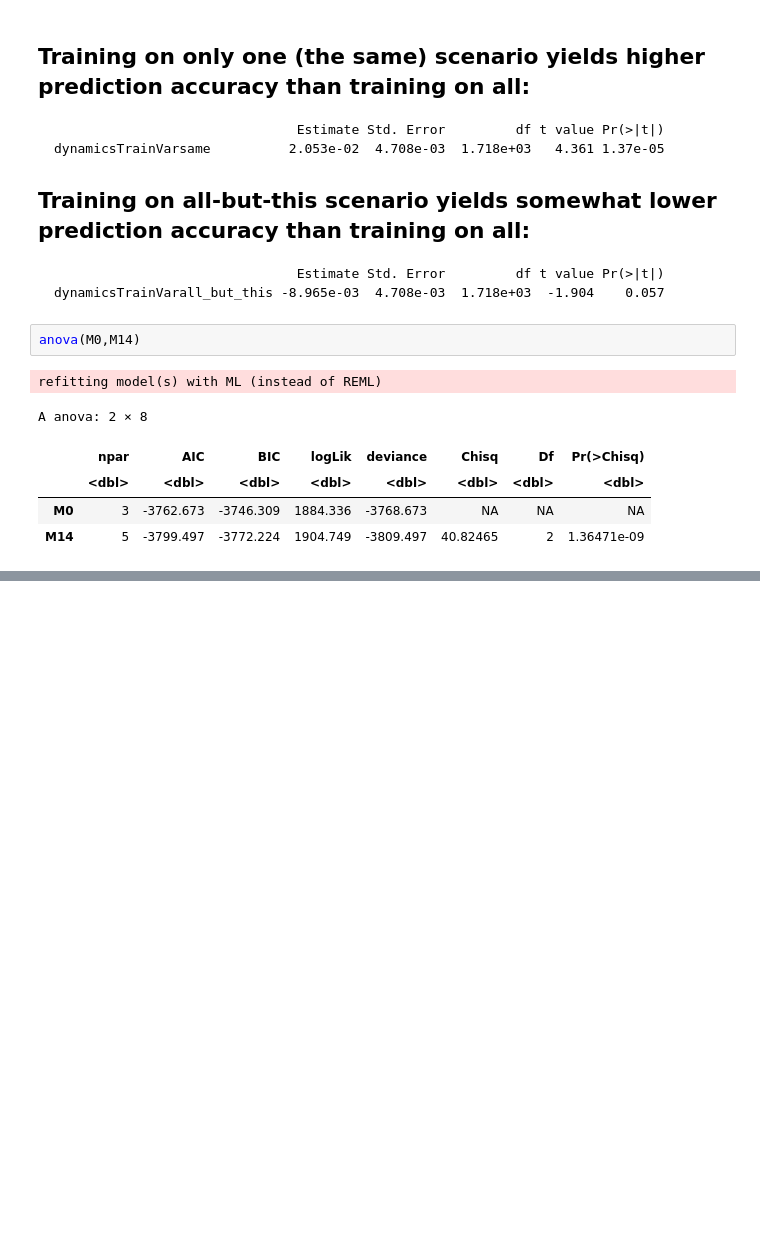
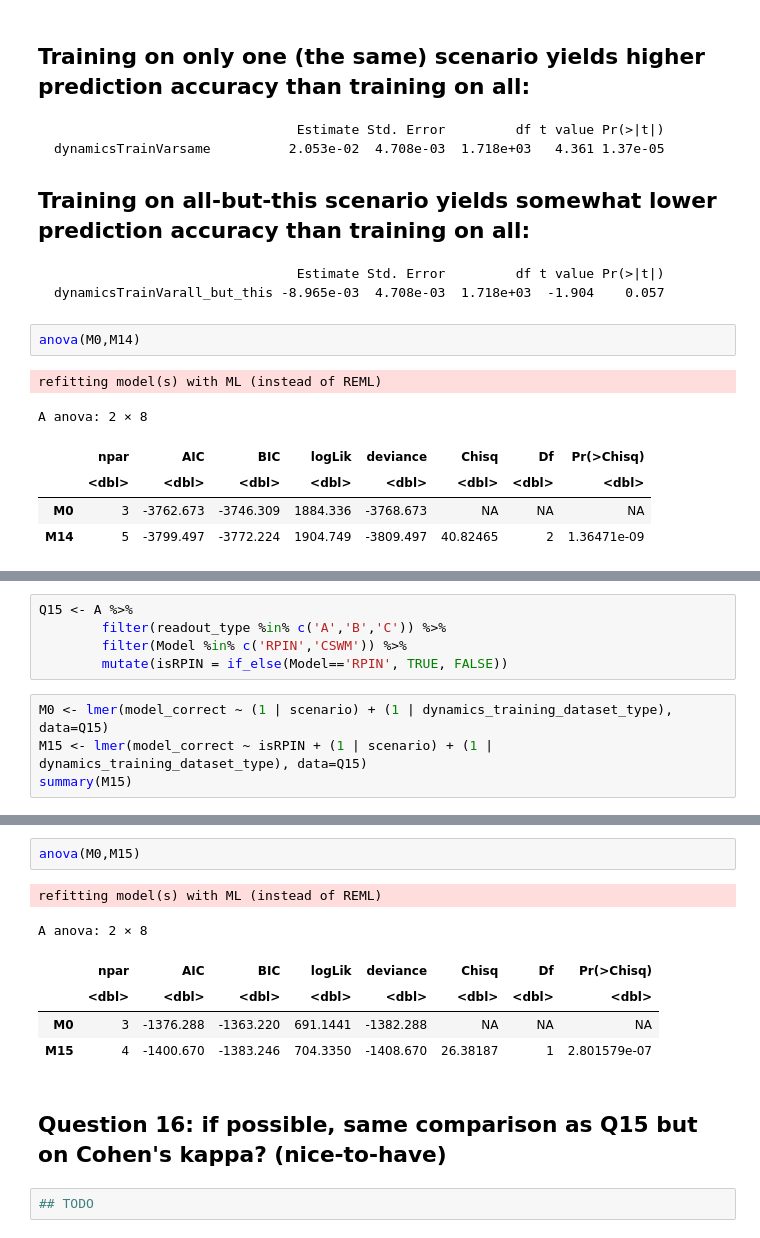
Before and after one commit to cogtoolslab/physics-benchmarking-neurips2021, a Jupyter notebook: analysis/inference_human_model_behavior.ipynb, the cells around one changed output, grey strips where cells are left out. Drawn from its saved outputs; the diff is of its cells as text; blank space fills up the shorter version.

```diff
--- a/analysis/inference_human_model_behavior.ipynb
+++ b/analysis/inference_human_model_behavior.ipynb
@@ -841,0 +850,9 @@ A anova: 2 × 8
+# %%
+Q15 <- A %>%
+        filter(readout_type %in% c('A','B','C')) %>%
+        filter(Model %in% c('RPIN','CSWM')) %>%
+        mutate(isRPIN = if_else(Model=='RPIN', TRUE, FALSE))
+# %%
+M0 <- lmer(model_correct ~ (1 | scenario) + (1 | dynamics_training_dataset_type), data=Q15)
+M15 <- lmer(model_correct ~ isRPIN + (1 | scenario) + (1 | dynamics_training_dataset_type), data=Q15)
+summary(M15)
@@ -841,0 +884,13 @@ A anova: 2 × 8
+# %%
+anova(M0,M15)
+# %% [output]
+refitting model(s) with ML (instead of REML)
+A anova: 2 × 8
+|  | npar | AIC | BIC | logLik | deviance | Chisq | Df | Pr(>Chisq) |
+|  | <dbl> | <dbl> | <dbl> | <dbl> | <dbl> | <dbl> | <dbl> | <dbl> |
+| M0 | 3 | -1376.288 | -1363.220 | 691.1441 | -1382.288 | NA | NA | NA |
+| M15 | 4 | -1400.670 | -1383.246 | 704.3350 | -1408.670 | 26.38187 | 1 | 2.801579e-07 |
+# %% [markdown]
+## Question 16: if possible, same comparison as Q15 but on Cohen's kappa? (nice-to-have)
+# %%
+## TODO
```
Also changed, not shown: parts of 24 cells of this notebook.
